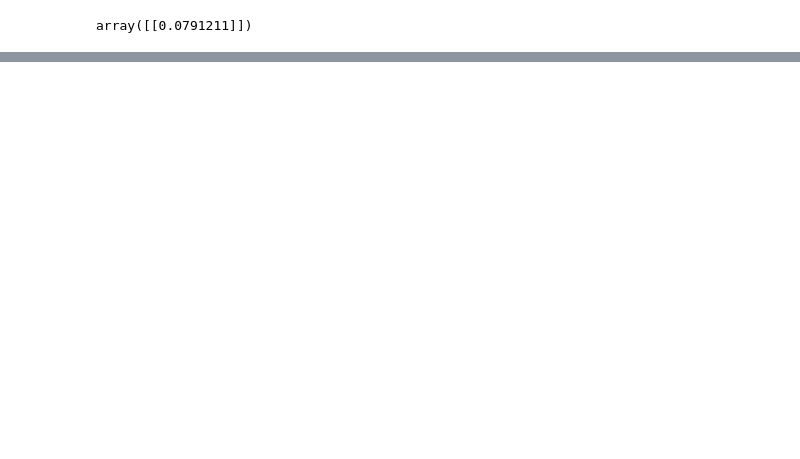
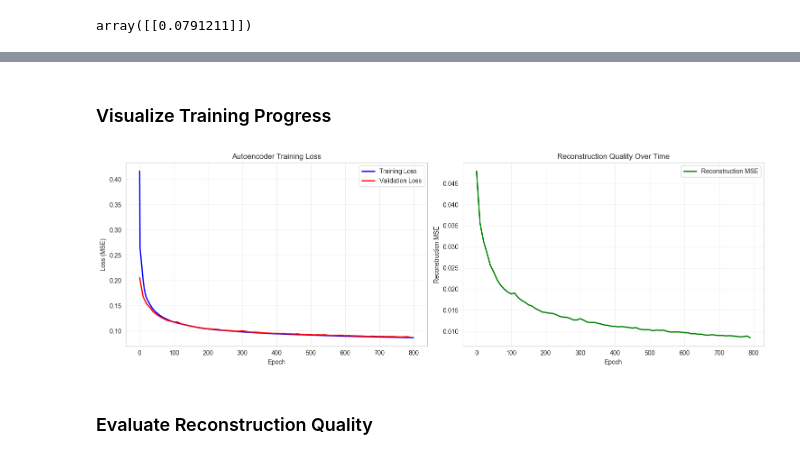
Before and after one commit to iaminfadel/CSE473-NN-Library, a Jupyter notebook: notebooks/project_demo.ipynb, the cells around one changed output, grey strips where cells are left out. Cells and saved outputs as stored; diff of their text form; code cells hidden in the pictures; blank space fills up the shorter version.

```diff
--- a/notebooks/project_demo.ipynb
+++ b/notebooks/project_demo.ipynb
@@ -782,0 +869,14 @@ array([[0.0791211]])
+# %%
+print("Training autoencoder...")
+history = autoencoder.train(
+    X_train_final, X_val,
+    epochs=800,
+    learning_rate=0.1,
+    batch_size=256,
+    print_interval=5
+)
+
+print(f"\nTraining completed!")
+print(f"Final training loss: {history['train_losses'][-1]:.6f}")
+if 'final_val_loss' in history:
+    print(f"Final validation loss: {history['final_val_loss']:.6f}")
@@ -782,0 +901,33 @@ array([[0.0791211]])
+# %% [markdown]
+### Visualize Training Progress
+# %%
+# Plot training and validation loss
+fig, (ax1, ax2) = plt.subplots(1, 2, figsize=(15, 5))
+
+# Training loss
+ax1.plot(history['epochs'], history['train_losses'], 'b-', linewidth=2, label='Training Loss')
+if history['val_losses']:
+    val_epochs = [i for i in range(0, len(history['epochs']), 10) if i < len(history['epochs'])]
+    ax1.plot(val_epochs, history['val_losses'], 'r-', linewidth=2, label='Validation Loss')
+ax1.set_xlabel('Epoch')
+ax1.set_ylabel('Loss (MSE)')
+ax1.set_title('Autoencoder Training Loss')
+ax1.legend()
+ax1.grid(True, alpha=0.3)
+
+# Reconstruction quality
+if history['reconstruction_quality']:
+    quality_epochs = [i for i in range(0, len(history['epochs']), 10) if i < len(history['epochs'])]
+    ax2.plot(quality_epochs, history['reconstruction_quality'], 'g-', linewidth=2, label='Reconstruction MSE')
+    ax2.set_xlabel('Epoch')
+    ax2.set_ylabel('Reconstruction MSE')
+    ax2.set_title('Reconstruction Quality Over Time')
+    ax2.legend()
+    ax2.grid(True, alpha=0.3)
+
+plt.tight_layout()
+plt.show()
+# %% [output]
+[figure, added]
+# %% [markdown]
+### Evaluate Reconstruction Quality
```
Also changed, not shown: parts of 23 cells of this notebook, 1 other file.
